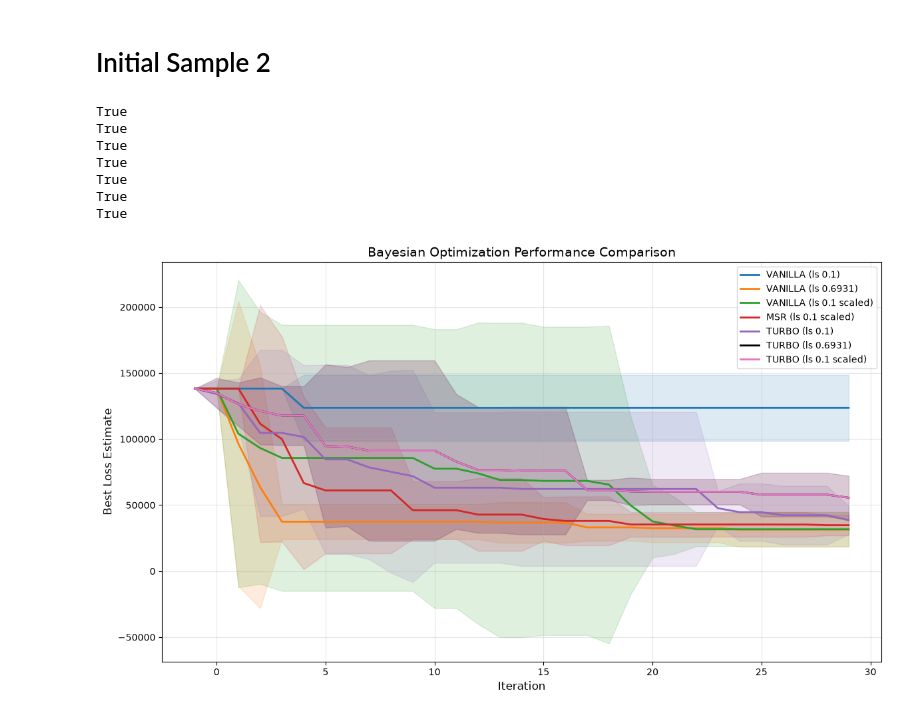
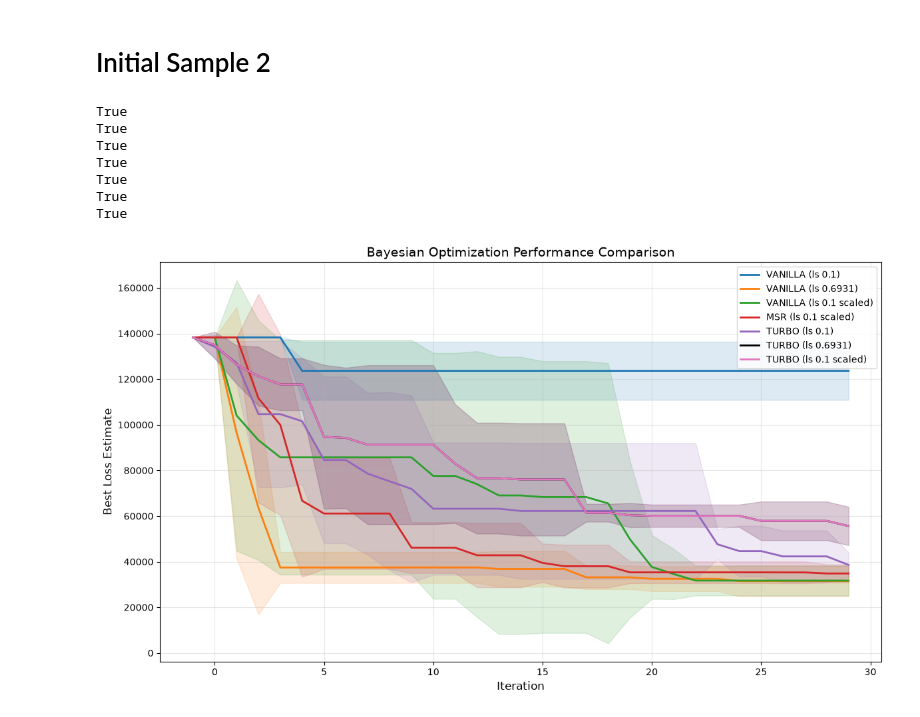
Before and after one commit to soheil-housni/Bayesian-Optimization-for-Traffic-Signal-Green-Time-Calibration, a Jupyter notebook: plots.ipynb, the cells around one changed output. Cells and saved outputs as stored; diff of their text form; code cells hidden in the pictures.

```diff
--- a/plots.ipynb
+++ b/plots.ipynb
@@ -96,8 +96,8 @@ def gp_plot(version, path, color):
 
     plt.fill_between(
         best_df_all["iter"],
-        (best_df_all["min_loss_mean"] - 1.96 * best_df_all["min_loss_std"]),
-        (best_df_all["min_loss_mean"] + 1.96 * best_df_all["min_loss_std"]),
+        (best_df_all["min_loss_mean"] -  best_df_all["min_loss_std"]),
+        (best_df_all["min_loss_mean"] + best_df_all["min_loss_std"]),
         color=color,
         alpha=0.15
     )
@@ -196,8 +280,8 @@ def gp_plot(version, path, color):
 
     plt.fill_between(
         best_df_all["iter"],
-        (best_df_all["min_loss_mean"] - 1.96 * best_df_all["min_loss_std"]),
-        (best_df_all["min_loss_mean"] + 1.96 * best_df_all["min_loss_std"]),
+        (best_df_all["min_loss_mean"] -  best_df_all["min_loss_std"]),
+        (best_df_all["min_loss_mean"] +  best_df_all["min_loss_std"]),
         color=color,
         alpha=0.15
     )
@@ -294,33 +378,33 @@ def gp_plot(version, path, color):
         linewidth=2
     )
 
     plt.fill_between(
         best_df_all["iter"],
-        (best_df_all["min_loss_mean"] - 1.96 * best_df_all["min_loss_std"]),
-        (best_df_all["min_loss_mean"] + 1.96 * best_df_all["min_loss_std"]),
+        (best_df_all["min_loss_mean"] -  best_df_all["min_loss_std"]),
+        (best_df_all["min_loss_mean"] +  best_df_all["min_loss_std"]),
         color=color,
         alpha=0.15
     )
 
 
 plt.figure(figsize=(12, 7))
 
 for version, path, color in zip(versions, paths, colors):
     gp_plot(version, path, color)
 
 plt.xlabel("Iteration", fontsize=12)
 plt.ylabel("Best Loss Estimate", fontsize=12)
 plt.title("Bayesian Optimization Performance Comparison", fontsize=14)
 plt.legend(fontsize=10)
 plt.grid(alpha=0.3)
 plt.tight_layout()
 plt.show()
 # %% [output]
 True
 True
 True
 True
 True
 True
 True
-[figure, old version]
+[figure, new version]
```
Also changed, not shown: parts of 3 cells of this notebook, 11 other files.
